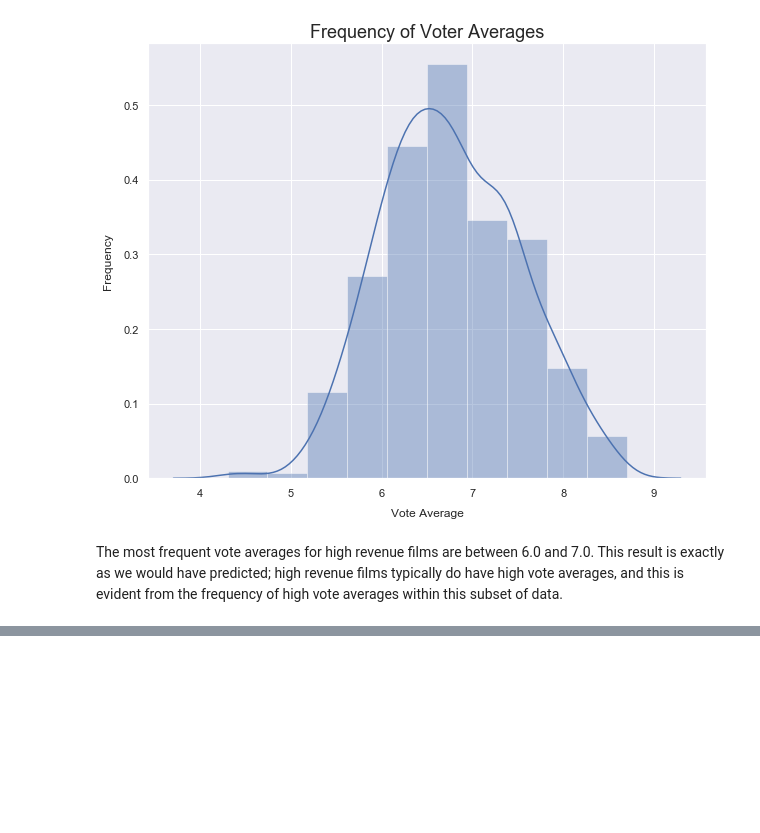
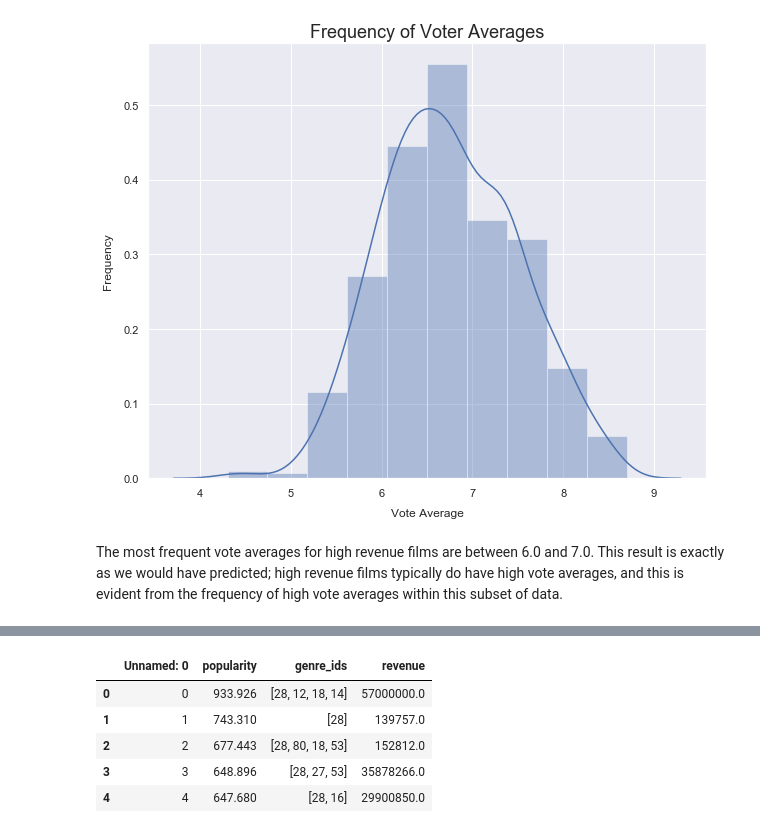
Before and after one commit to adinas94/Phase-1-Microsoft-Movies, a Jupyter notebook: Data Cleaning Notebook for project WIP.ipynb, the cells around one changed output, grey strips where cells are left out. Cells and saved outputs as stored; diff of their text form; code cells hidden in the pictures; blank space fills up the shorter version.

```diff
--- a/Data Cleaning Notebook for project.ipynb
+++ b/Data Cleaning Notebook for project WIP.ipynb
@@ -547,0 +555,9 @@ The most frequent vote averages for high revenue films are between 6.0 and 7.0.
+# %%
+df.head()
+# %% [output]
+|  | Unnamed: 0 | popularity | genre_ids | revenue |
+| 0 | 0 | 933.926 | [28, 12, 18, 14] | 57000000.0 |
+| 1 | 1 | 743.310 | [28] | 139757.0 |
+| 2 | 2 | 677.443 | [28, 80, 18, 53] | 152812.0 |
+| 3 | 3 | 648.896 | [28, 27, 53] | 35878266.0 |
+| 4 | 4 | 647.680 | [28, 16] | 29900850.0 |
```
Also changed, not shown: parts of 22 cells of this notebook, 2 other files.
